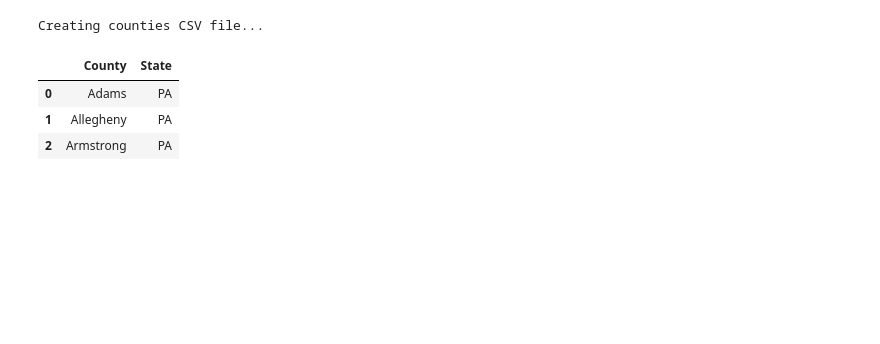
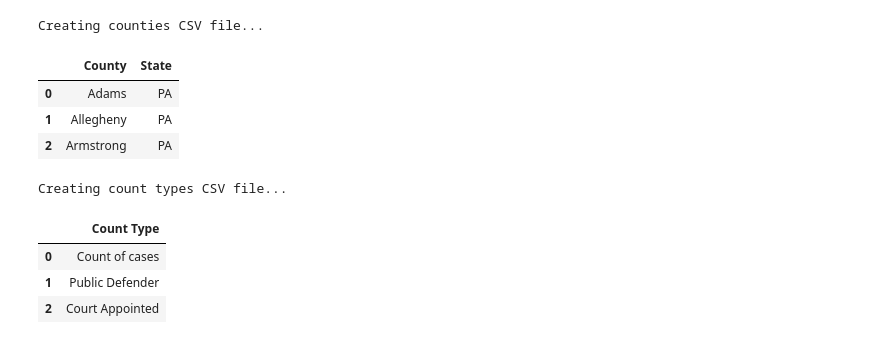
Before and after one commit to ng-23/pccd-idac-idd, a Jupyter notebook: notebooks/idac_data_preprocessing.ipynb, the cells around one changed output. Cells and saved outputs as stored; diff of their text form; code cells hidden in the pictures; blank space fills up the shorter version.

```diff
--- a/notebooks/idac_data_preprocessing.ipynb
+++ b/notebooks/idac_data_preprocessing.ipynb
@@ -105,9 +130,11 @@ import pandas as pd
 import os
 
 if os.getenv('DO_OP1_APPEALS').lower() == 'y':
-    print('Performing empty column removal on Appeals sheet')
+    print('Performing empty non-value column removal on Appeals sheet')
 
     appeals_df = idac_dataset['Appeals']
+
+    appeals_df = zerofill_if_col_empty(appeals_df, ALL_VAL_COLS)
 
     drop_cols = find_empty_columns(appeals_df)
     print(f'The following columns will be removed: {drop_cols}')
@@ -136,6 +164,8 @@ if os.getenv('DO_OP1_FILED').lower() == 'y':
 
     filed_df = idac_dataset['Cases Filed']
 
+    filed_df = zerofill_if_col_empty(filed_df, ALL_VAL_COLS)
+
     drop_cols = find_empty_columns(filed_df)
     print(f'The following columns will be removed: {drop_cols}')
 
@@ -166,6 +196,8 @@ if os.getenv('DO_OP1_DISPO').lower() == 'y':
 
     dispo_df = idac_dataset['Cases Dispo']
 
+    dispo_df = zerofill_if_col_empty(dispo_df, ALL_VAL_COLS)
+
     drop_cols = find_empty_columns(dispo_df)
     print(f'The following columns will be removed: {drop_cols}')
 
@@ -315,29 +321,19 @@ from IPython.display import display
 if os.getenv('DO_OP2_APPEALS').lower() == 'y':
     appeals_df = idac_dataset['Appeals']
 
-    val_cols = [
-        'Count of cases',
-        'Public Defender',
-        'Court Appointed',
-        'Private',
-        'Other',
-        'No indication of defendant representation type',
-        'Involving indigent defender',
-        'Pro Se',
-        ]
-    id_cols = [col for col in appeals_df.columns.to_list() if col not in val_cols]
+    id_cols = [col for col in appeals_df.columns.to_list() if col not in ALL_VAL_COLS]
 
     var_name = 'Count Type'
     val_name = 'Count'
 
     print(f'Identifier columns: {id_cols}')
-    print(f'Value columns: {val_cols}')
+    print(f'Value columns: {ALL_VAL_COLS}')
 
     # see https://pandas.pydata.org/docs/reference/api/pandas.melt.html
     long_appeals_df = pd.melt(
         appeals_df,
         id_vars=id_cols,
-        value_vars=val_cols,
+        value_vars=ALL_VAL_COLS,
         var_name=var_name,
         value_name=val_name
     )
@@ -447,3 +445,21 @@ Creating counties CSV file...
 | 0 | Adams | PA |
 | 1 | Allegheny | PA |
 | 2 | Armstrong | PA |
+# %%
+import os
+from IPython.display import display
+
+if os.getenv('MAKE_COUNT_TYPES_CSV').lower() == 'y':
+    print('Creating count types CSV file...')
+
+    df = pd.DataFrame.from_dict({'Count Type':ALL_VAL_COLS})
+    display(df.head(n=3))
+
+    fname = f'IDAC Count Types {ftime}.csv'
+    df.to_csv(fname, index=False)
+# %% [output]
+Creating count types CSV file...
+|  | Count Type |
+| 0 | Count of cases |
+| 1 | Public Defender |
+| 2 | Court Appointed |
```
Also changed, not shown: parts of 11 cells of this notebook.
